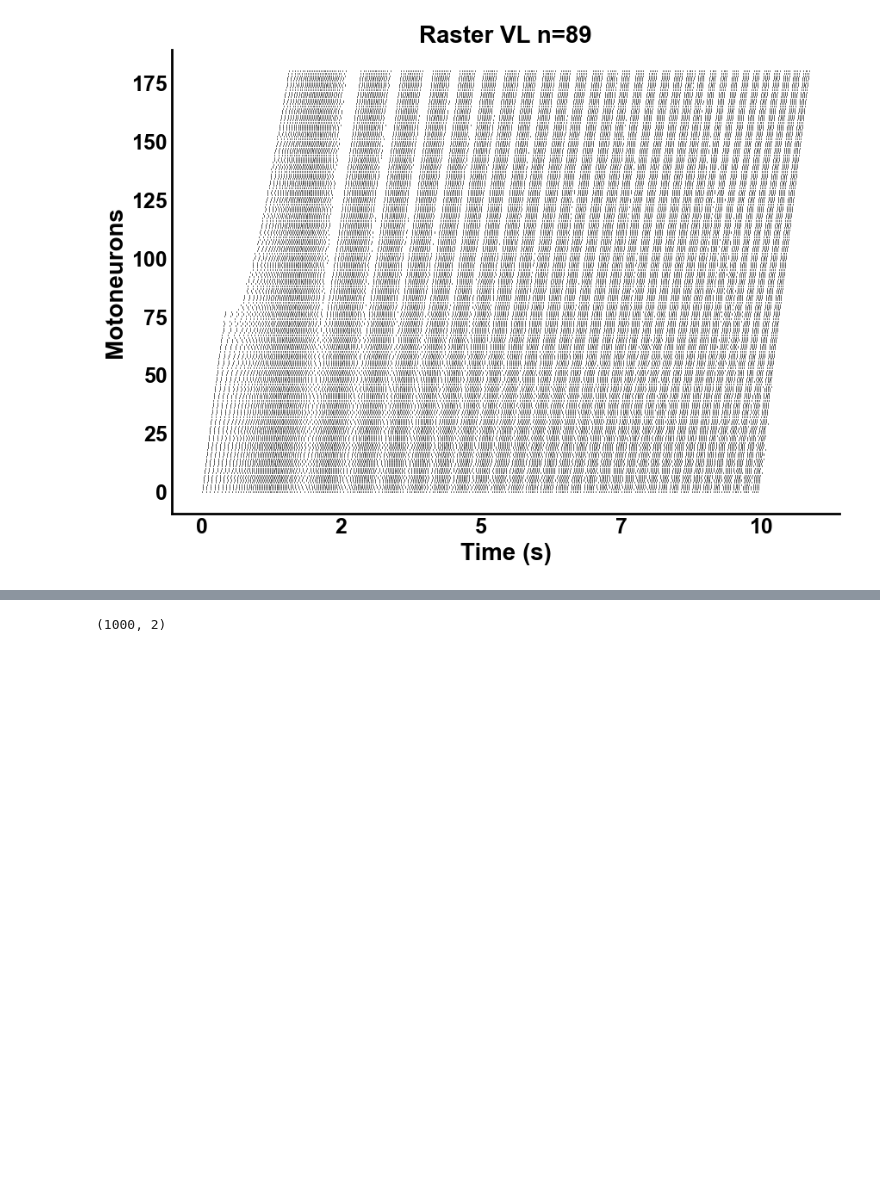
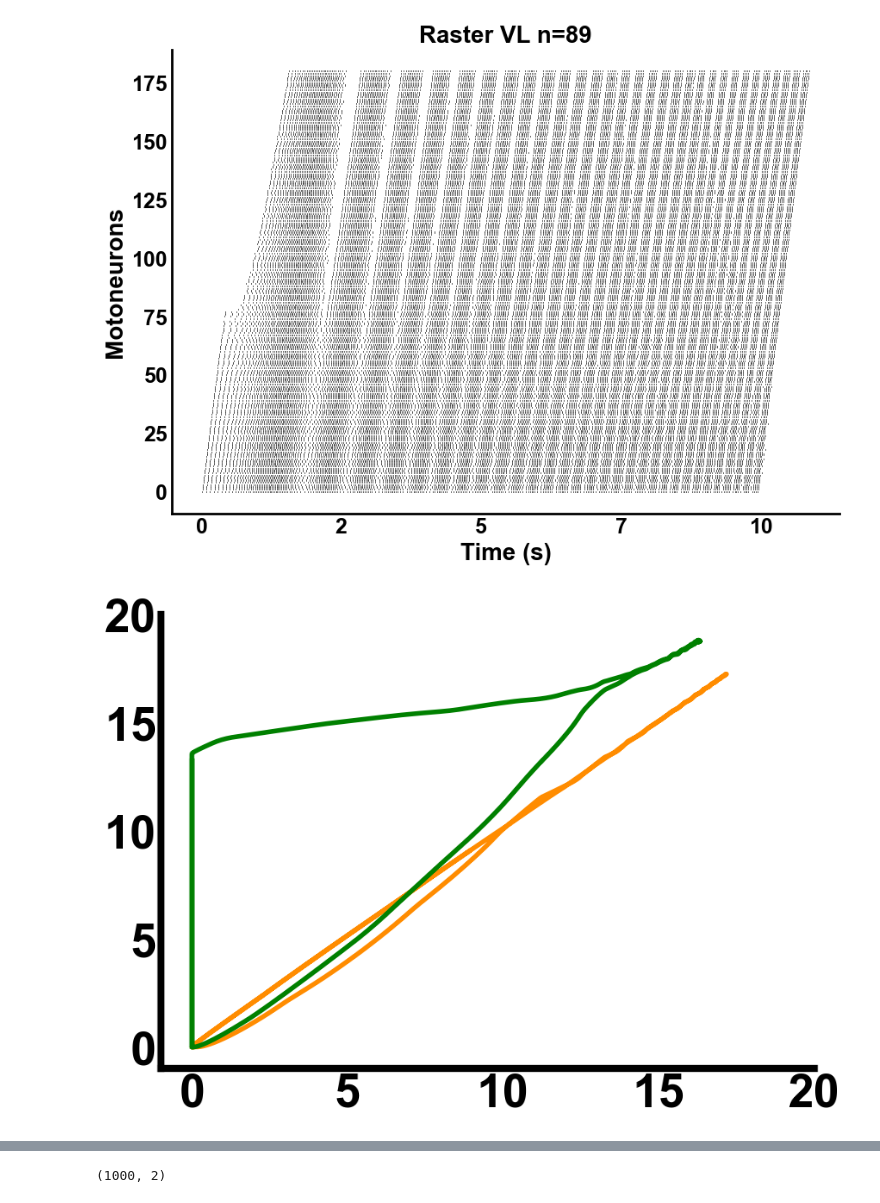
Before and after one commit to natmtc/flexible-motoneuron-control, a Jupyter notebook: Plot_figures.ipynb, the cells around one changed output, grey strips where cells are left out. Saved outputs shown, nothing was run; the diff lists cells and outputs as text; code cells hidden in the pictures; blank space fills up the shorter version.

```diff
--- a/Plot_figures.ipynb
+++ b/Plot_figures.ipynb
@@ -79,4 +79,56 @@ plt.savefig('/Users/nmt121/Desktop/figures/RasterchirpNOPIC.pdf', dpi=300, bbox_
 plt.show()
 # %% [output]
 [figure]
+# %%
+file_path = "/Users/nmt121/Desktop/Repositories/Motoneuron_Model/Data_MN_Model/Data_final/pair1314_trajectories_push_pull_PICs2.jld2"
+
+with h5py.File(file_path, 'r') as f:
+    firings_similar = f['trajectory2_controlled'][:].T
+
+file_path = "/Users/nmt121/Desktop/Repositories/Motoneuron_Model/Data_MN_Model/Data_final/pair6667_trajectories_push_pull_PICs2.jld2"
+
+with h5py.File(file_path, 'r') as f:
+    firings_diff = f['trajectory2_controlled'][:].T
+
+
+plt.rcParams['font.family'] = 'Arial'
+
+fig, ax = plt.subplots(figsize=(10, 7))
+
+plt.plot(firings_similar[:,0], firings_similar[:,1], c='darkorange', linewidth=4)
+plt.plot(firings_diff[:,0], firings_diff[:,1], c='green', linewidth=4)
+
+# Set axis labels
+# ax.set_xlabel("Firing Rate Low-threshold (Hz)", fontsize=20, fontweight='bold')
+# ax.set_ylabel("Firing Rate High-threshold (Hz)", fontsize=20, fontweight='bold')
+
+plt.xlim([-1, 20])
+plt.ylim([-1, 20])
+
+# Hide grid lines
+ax.grid(False)
+
+# Set custom ticks
+plt.xticks([0, 5, 10, 15, 20], fontsize=40, fontweight='bold')
+plt.yticks([0, 5, 10, 15, 20], fontsize=40, fontweight='bold')
+
+# Remove all spines
+sns.despine()
+
+# Make axis lines thicker
+ax.spines['bottom'].set_linewidth(6)
+ax.spines['left'].set_linewidth(6)
+ax.spines['top'].set_linewidth(6)
+ax.spines['right'].set_linewidth(6)
+
+
+ax.tick_params(axis='both', length=0)
+
+# Save the figure in high quality
+plt.savefig('/Users/nmt121/Desktop/PUSHPULL09.pdf', dpi=300, bbox_inches='tight')
+
+# Show the plot
+plt.show()
+# %% [output]
+[figure, added]
 # %%
```
Also changed, not shown: parts of 7 cells of this notebook, 10 other files.
